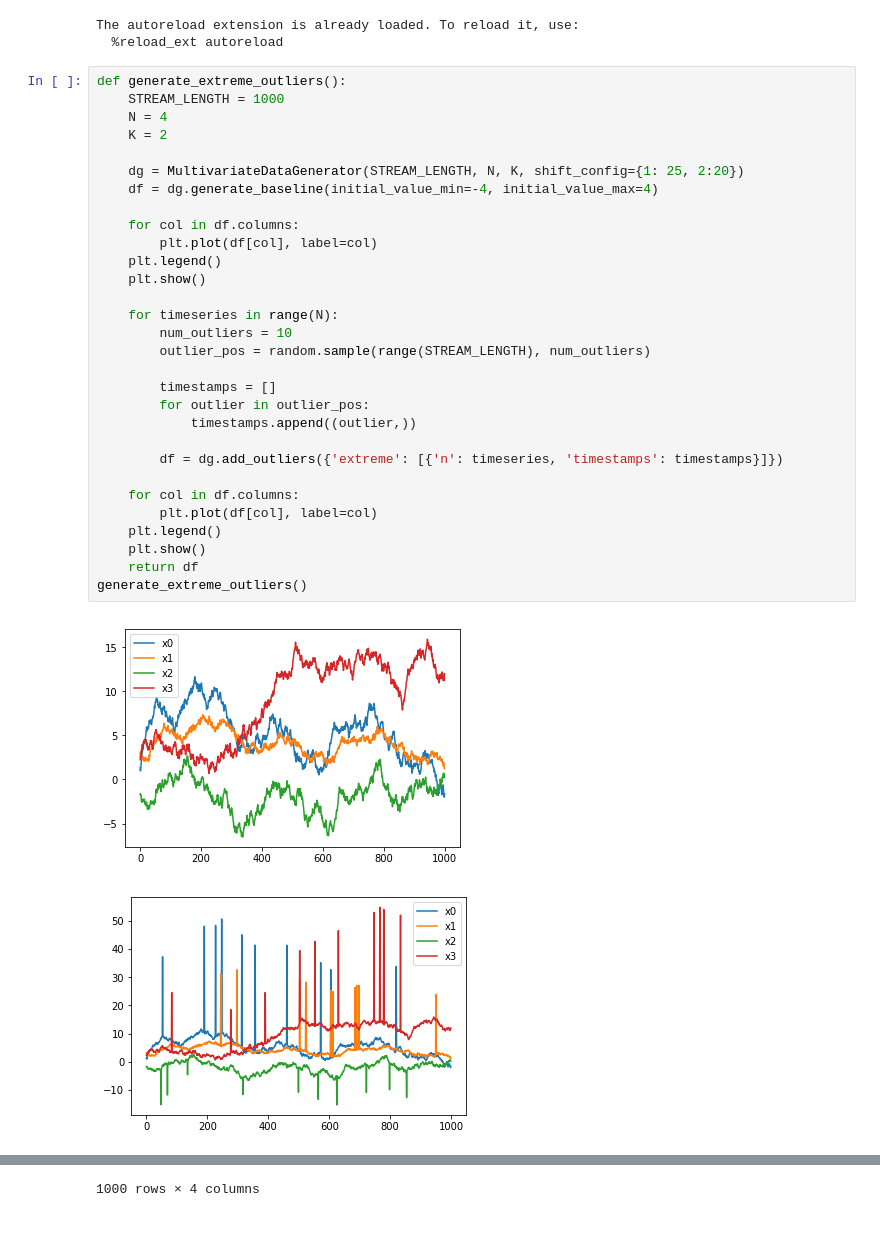
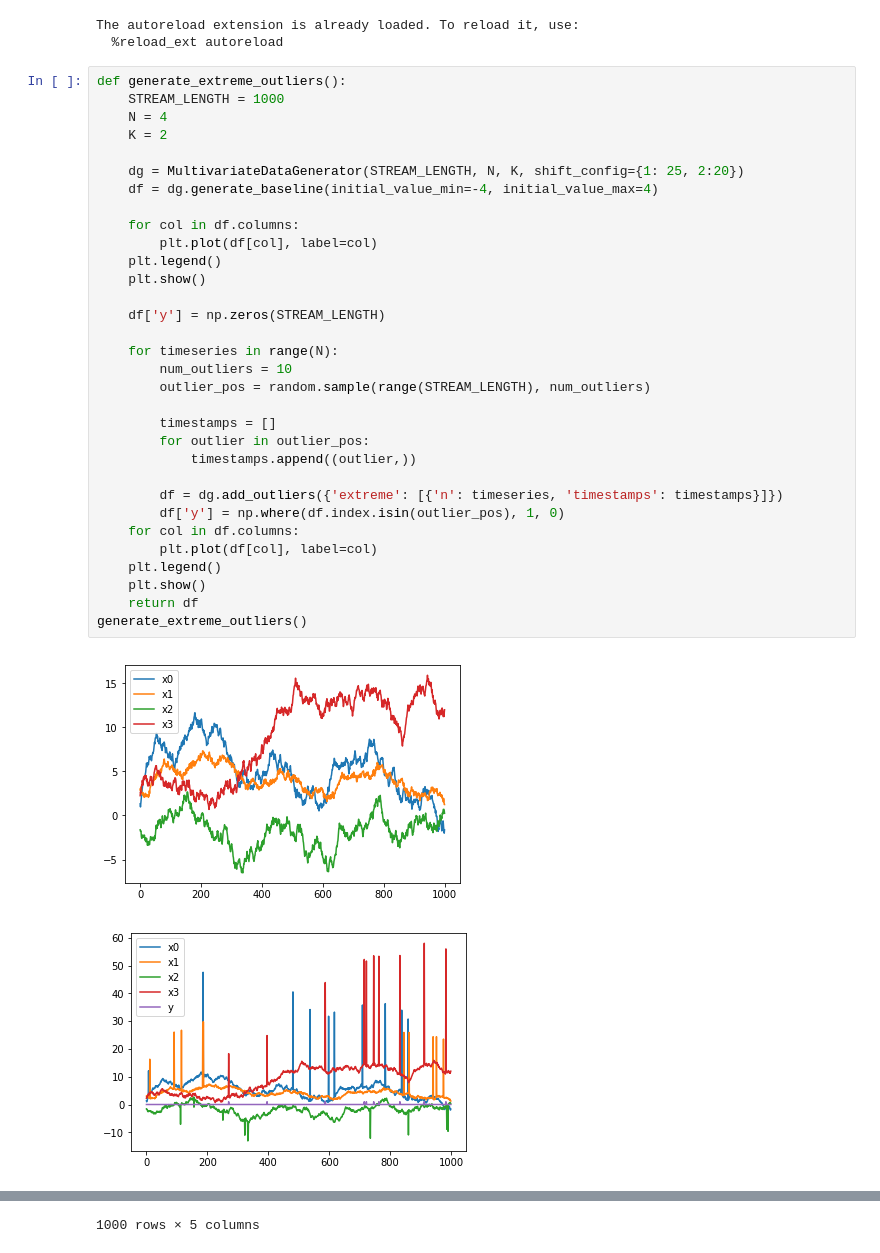
Before and after one commit to KDD-OpenSource/DeepADoTS, a Jupyter notebook: synthetic_data_generator.ipynb, the cells around one changed output, grey strips where cells are left out. Drawn from its saved outputs; the diff is of its cells as text.

Commit message:
add outlier flag

```diff
--- a/synthetic_data_generator.ipynb
+++ b/synthetic_data_generator.ipynb
@@ -19,32 +19,34 @@ The autoreload extension is already loaded. To reload it, use:
 def generate_extreme_outliers():
     STREAM_LENGTH = 1000
     N = 4
     K = 2
 
     dg = MultivariateDataGenerator(STREAM_LENGTH, N, K, shift_config={1: 25, 2:20})
     df = dg.generate_baseline(initial_value_min=-4, initial_value_max=4)
 
     for col in df.columns:
         plt.plot(df[col], label=col)
     plt.legend()
     plt.show()
 
+    df['y'] = np.zeros(STREAM_LENGTH)
+
     for timeseries in range(N):
         num_outliers = 10
         outlier_pos = random.sample(range(STREAM_LENGTH), num_outliers)
 
         timestamps = []
         for outlier in outlier_pos:
             timestamps.append((outlier,))
 
         df = dg.add_outliers({'extreme': [{'n': timeseries, 'timestamps': timestamps}]})
-
+        df['y'] = np.where(df.index.isin(outlier_pos), 1, 0)
     for col in df.columns:
         plt.plot(df[col], label=col)
     plt.legend()
     plt.show()
     return df
 generate_extreme_outliers()
 # %% [output]
 [figure]
-[figure, old version]
+[figure, new version]
@@ -68 +70 @@ generate_extreme_outliers()
-1000 rows × 4 columns
+1000 rows × 5 columns
```
Also changed, not shown: parts of 7 cells of this notebook, 1 other file.
